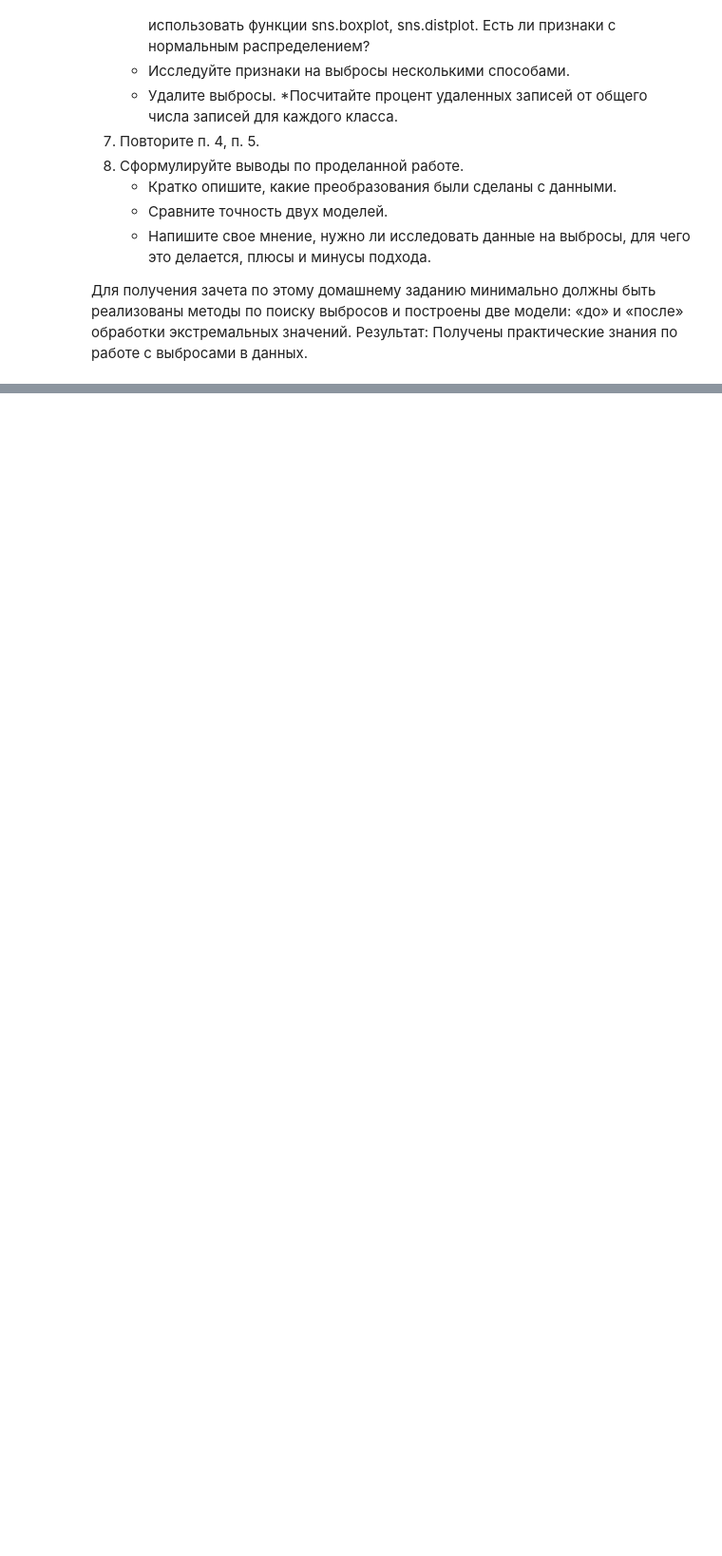
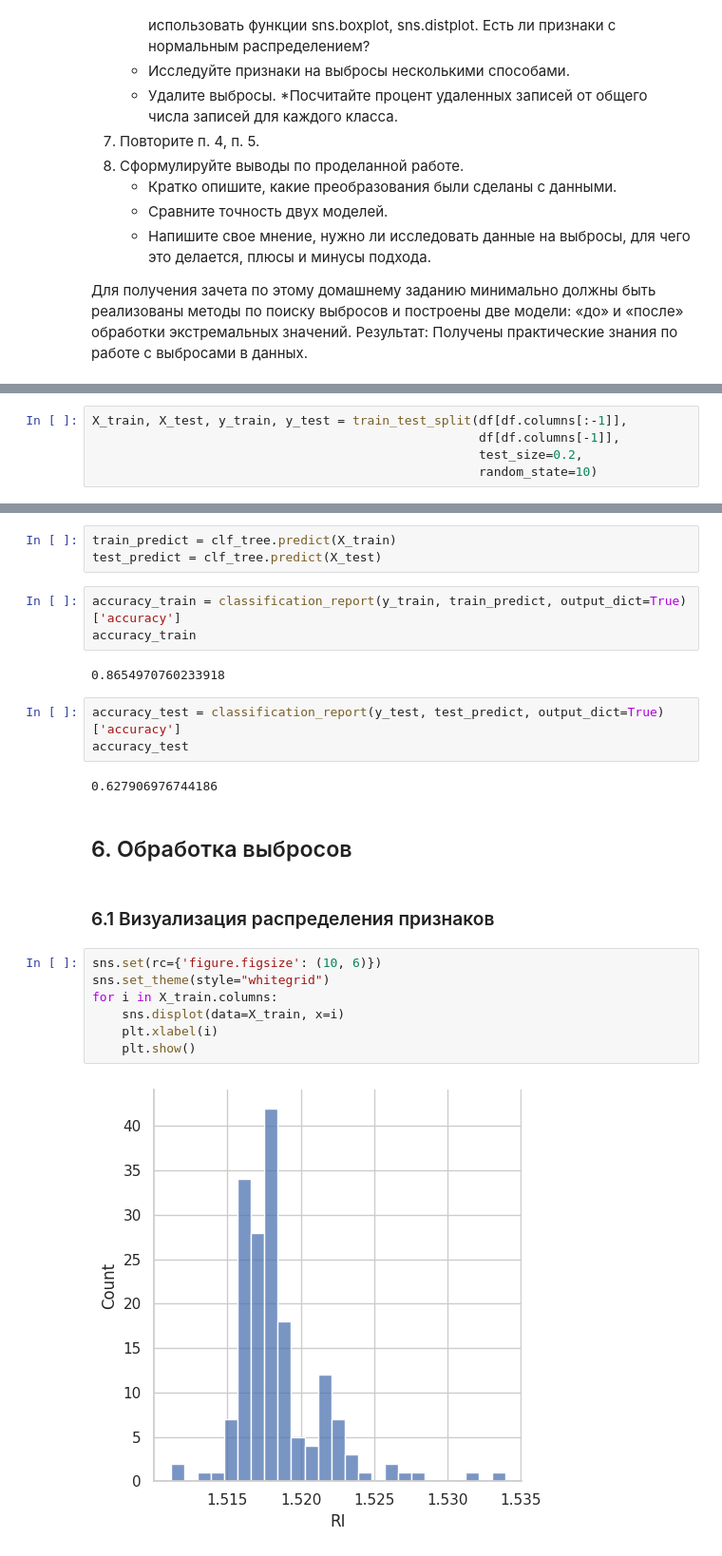
Before and after one commit to BalshowAndrew/ml_studying, a Jupyter notebook: aml/01_feml/10_hw_abnormal_data.ipynb, the cells around one changed output, grey strips where cells are left out. Shown at 95% size. Cells and saved outputs as stored; diff of their text form; blank space fills up the shorter version.

Commit message:
file 10_hw_abnormal_data was changed

```diff
--- a/aml/01_feml/10_hw_abnormal_data.ipynb
+++ b/aml/01_feml/10_hw_abnormal_data.ipynb
@@ -30,0 +116,5 @@
+# %%
+X_train, X_test, y_train, y_test = train_test_split(df[df.columns[:-1]],
+                                                    df[df.columns[-1]],
+                                                    test_size=0.2,
+                                                    random_state=10)
@@ -30,0 +142,26 @@
+# %%
+train_predict = clf_tree.predict(X_train)
+test_predict = clf_tree.predict(X_test)
+# %%
+accuracy_train = classification_report(y_train, train_predict, output_dict=True)['accuracy']
+accuracy_train
+# %% [output]
+0.8654970760233918
+# %%
+accuracy_test = classification_report(y_test, test_predict, output_dict=True)['accuracy']
+accuracy_test
+# %% [output]
+0.627906976744186
+# %% [markdown]
+## 6. Обработка выбросов
+# %% [markdown]
+### 6.1 Визуализация распределения признаков
+# %%
+sns.set(rc={'figure.figsize': (10, 6)})
+sns.set_theme(style="whitegrid")
+for i in X_train.columns:
+    sns.displot(data=X_train, x=i)
+    plt.xlabel(i)
+    plt.show()
+# %% [output]
+[figure, added]
```
Also changed, not shown: parts of 37 cells of this notebook, 2 other files.
